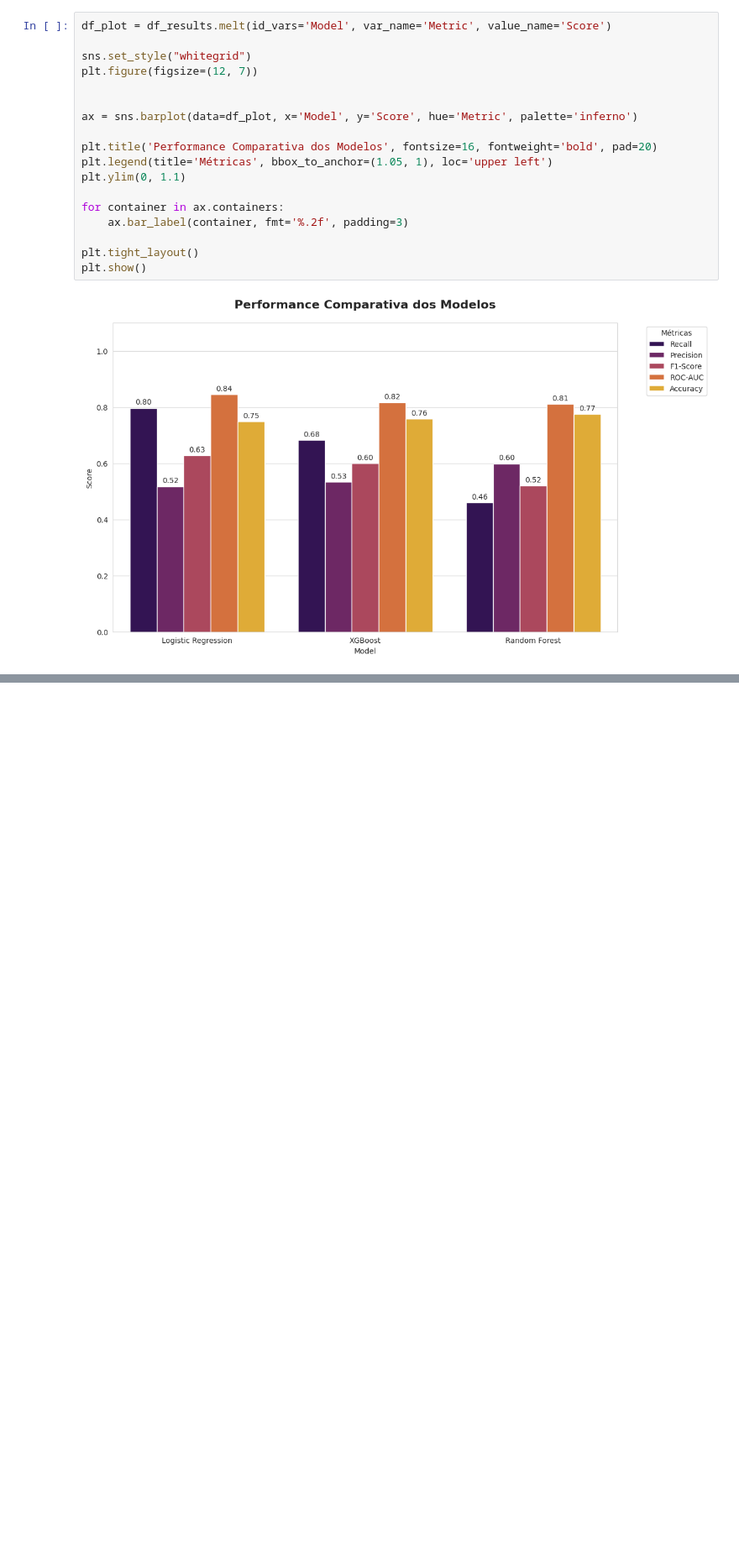
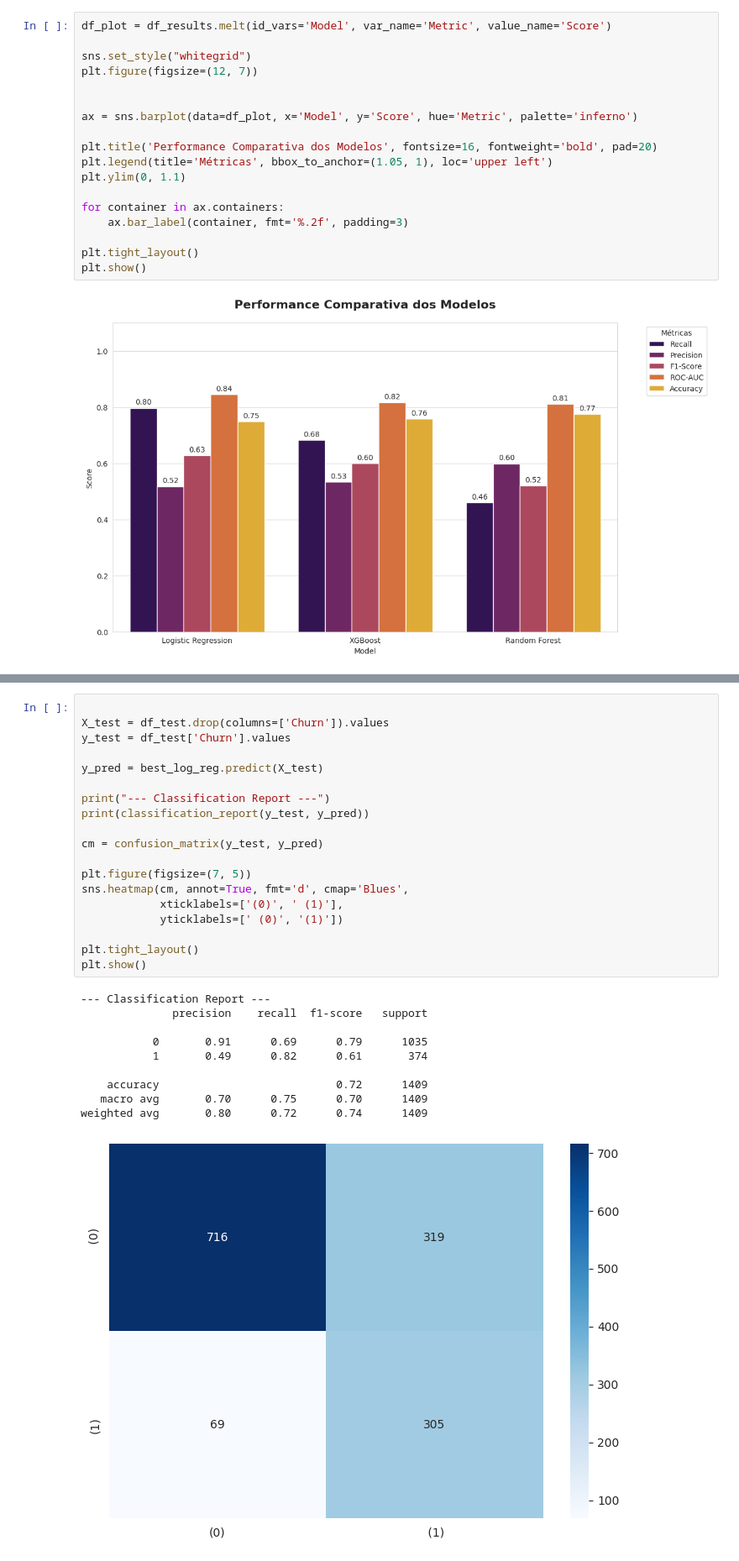
Before and after one commit to RebecaVBoas/Telco-Customer-Churn-Prediction, a Jupyter notebook: notebooks/Modelling.ipynb, the cells around one changed output, grey strips where cells are left out. Shown at 84% size. Cells and saved outputs as stored; diff of their text form; blank space fills up the shorter version.

```diff
--- a/notebooks/Modelling.ipynb
+++ b/notebooks/Modelling.ipynb
@@ -357,0 +363,30 @@ Melhor Recall Médio (Cross-Validation): 0.8060
+# %%
+
+X_test = df_test.drop(columns=['Churn']).values
+y_test = df_test['Churn'].values
+
+y_pred = best_log_reg.predict(X_test)
+
+print("--- Classification Report ---")
+print(classification_report(y_test, y_pred))
+
+cm = confusion_matrix(y_test, y_pred)
+
+plt.figure(figsize=(7, 5))
+sns.heatmap(cm, annot=True, fmt='d', cmap='Blues',
+            xticklabels=['(0)', ' (1)'],
+            yticklabels=[' (0)', '(1)'])
+
+plt.tight_layout()
+plt.show()
+# %% [output]
+--- Classification Report ---
+              precision    recall  f1-score   support
+
+           0       0.91      0.69      0.79      1035
+           1       0.49      0.82      0.61       374
+
+    accuracy                           0.72      1409
+   macro avg       0.70      0.75      0.70      1409
+weighted avg       0.80      0.72      0.74      1409
+[figure, added]
```
Also changed, not shown: parts of 2 cells of this notebook.
